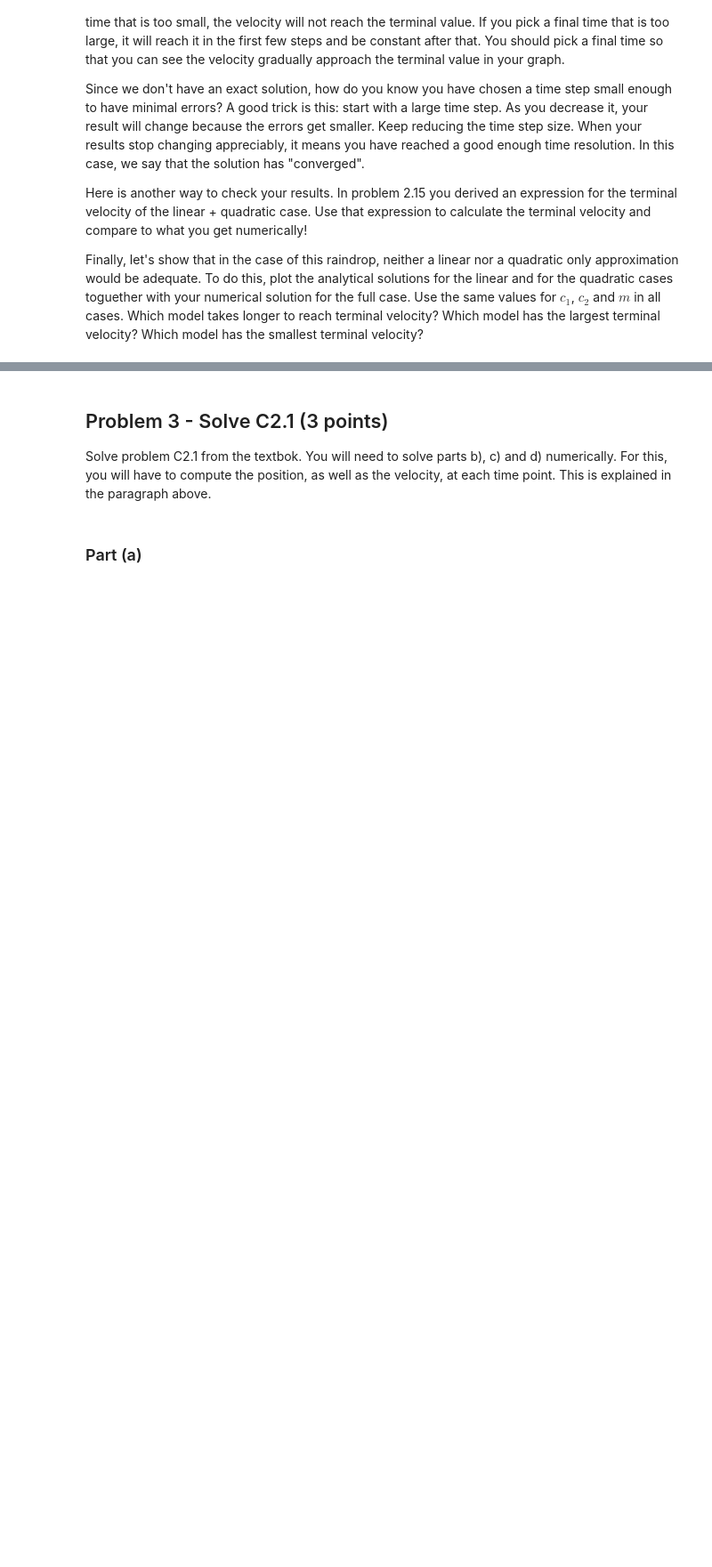
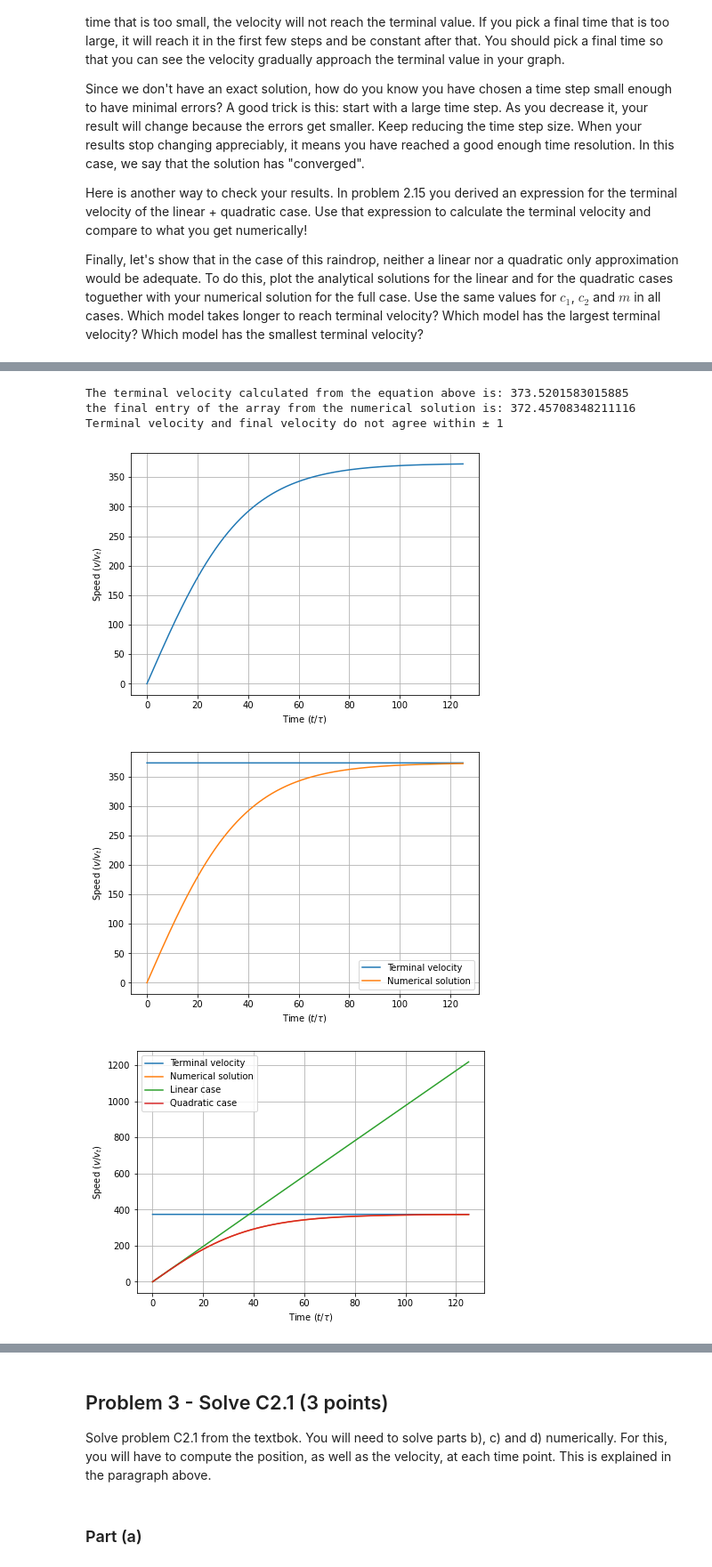
Before and after one commit to Youngposeidon/computational-mechanics-delivery, a Jupyter notebook: project1.ipynb, the cells around one changed output, grey strips where cells are left out. Shown at 89% size. Saved outputs shown, nothing was run; the diff lists cells and outputs as text; code cells hidden in the pictures; blank space fills up the shorter version.

```diff
--- a/project1.ipynb
+++ b/project1.ipynb
@@ -342,2 +373,49 @@ Finally, let's show that in the case of this raindrop, neither a linear nor a qu
 # %%
 # Here goes your code for generating the suggested plots for problem 2.
+
+# This is the analytical solution. We will use it to compare to our numerical solution.
+def full_terminal_v(t):
+    # u0 is the initial velocity in units of terminal velocity
+    # T is an array of times in units of the time constant tau
+    return np.full((len(t)), (- c1/(2*c2) + math.sqrt((c1/(2*c2))**2 + m*g/c2)))
+
+vt = - c1/(2*c2) + math.sqrt((c1/(2*c2))**2 + m*g/c2)
+# Plot numerical solution
+PhysPlot.plot(t, v, r"Time ($t/\tau$)", r"Speed ($v/v_t$)") # plot numerical solution
+print("The terminal velocity calculated from the equation above is:", vt)
+print("the final entry of the array from the numerical solution is:", v[len(v) - 1])
+if (v[len(v) - 1] > (vt - 1) and v[len(v) - 1] < (vt + 1)):
+    print("Terminal velocity and the final velocity in the numerical solution agree within ± 1")
+else:
+    print("Terminal velocity and final velocity do not agree within ± 1")
+# PhysPlot.plot(t, full_terminal_v(t), r"Time ($t/\tau$)", r"Speed ($v/v_t$)") # plot anylitical solution
+# This is used to plot two or more curves in a single graph. The first argument is the x-axis array,
+# the second argument is a list with as many y-axis arrays as wanted. The third argument is a list of the same size
+# With labels for aech y-axis array. The last two arguments are the axes titles.
+PhysPlot.multiplot(t, [full_terminal_v(t), v], ["Terminal velocity", "Numerical solution"], r"Time ($t/\tau$)", r"Speed ($v/v_t$)")
+
+# linear version
+vlin = np.zeros(len(t))
+vlin[0] = v0
+for i in range(0, len(t)-1):   # iterator loop in Python.
+    a = - c1*vlin[i]/m + g   # equation acceleration.
+    vlin[i+1] = vlin[i] + dt * a     # This is Euler's method. Assigning the next value of the velocity.
+
+# quadratic version
+vquad = np.zeros(len(t))
+vquad[0] = v0
+for i in range(0, len(t)-1):   # iterator loop in Python.
+    a = - (c2*vquad[i]**2)/m + g   # equation acceleration.
+    vquad[i+1] = vquad[i] + dt * a     # This is Euler's method. Assigning the next value of the velocity.
+
+# plot numerical, linear, and quadratic versions
+PhysPlot.multiplot(t, [full_terminal_v(t), v, vlin, vquad], ["Terminal velocity", "Numerical solution", "Linear case", "Quadratic case"], r"Time ($t/\tau$)", r"Speed ($v/v_t$)")
+# Plot the difference between Numerical and Analytic Solution.
+# PhysPlot.plot(t, u-quadratic_analytic_v(u0,t), r"Time ($t/\tau$)", r"Speed ($v/v_t$)")
+# %% [output]
+The terminal velocity calculated from the equation above is: 373.5201583015885
+the final entry of the array from the numerical solution is: 372.45708348211116
+Terminal velocity and final velocity do not agree within ± 1
+[figure, added]
+[figure, added]
+[figure, added]
```
Also changed, not shown: parts of 5 cells of this notebook.
